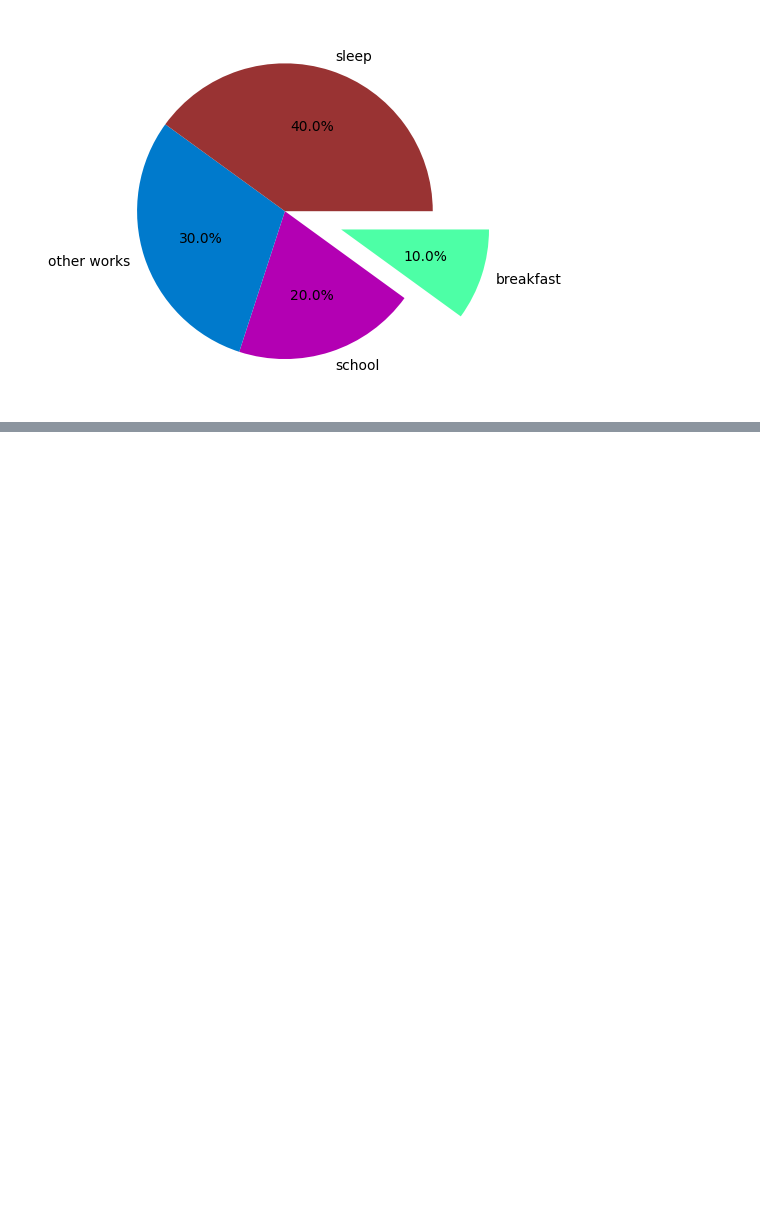
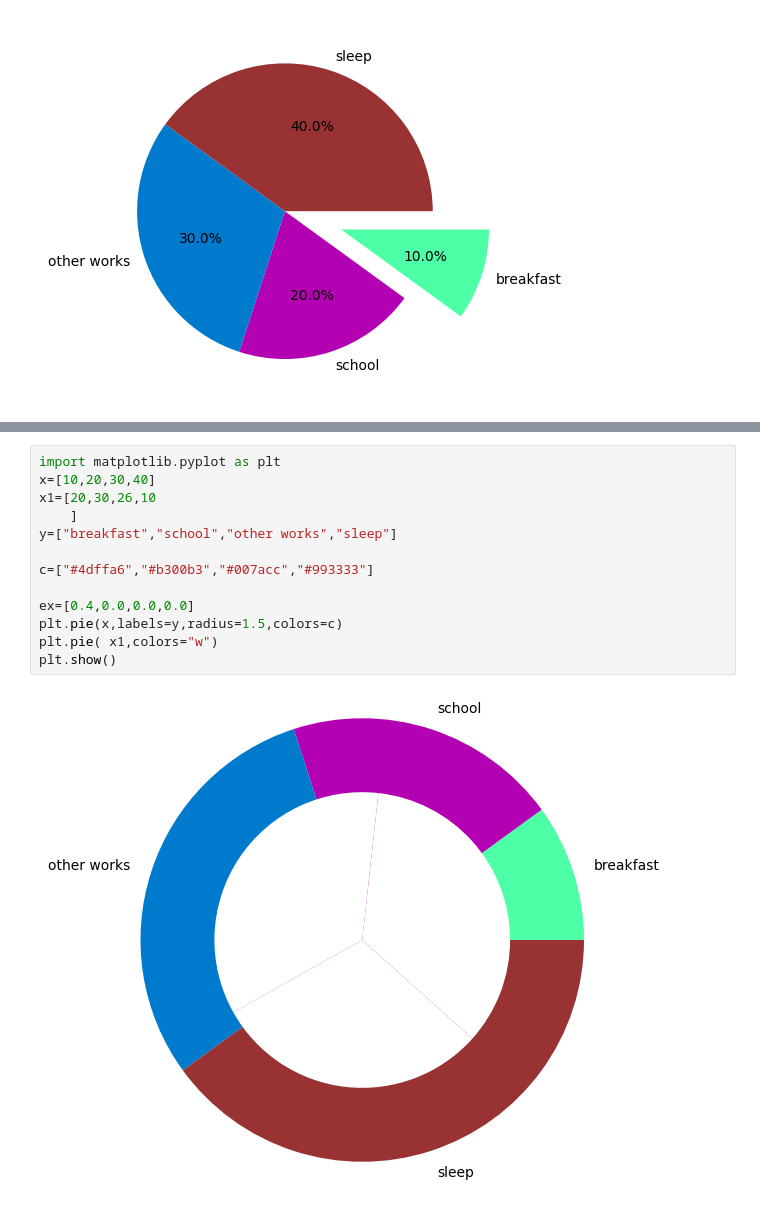
Before and after one commit to NishmthaM/matplotlib_python, a Jupyter notebook: Matplotlib.ipynb, the cells around one changed output, grey strips where cells are left out. Cells and saved outputs as stored; diff of their text form; blank space fills up the shorter version.

```diff
--- a/Matplotlib.ipynb
+++ b/Matplotlib.ipynb
@@ -319,0 +337,15 @@ plt.show()
+# %%
+import matplotlib.pyplot as plt
+x=[10,20,30,40]
+x1=[20,30,26,10
+    ]
+y=["breakfast","school","other works","sleep"]
+
+c=["#4dffa6","#b300b3","#007acc","#993333"]
+
+ex=[0.4,0.0,0.0,0.0]
+plt.pie(x,labels=y,radius=1.5,colors=c)
+plt.pie( x1,colors="w")
+plt.show()
+# %% [output]
+[figure, added]
```
Also changed, not shown: parts of 2 cells of this notebook.
